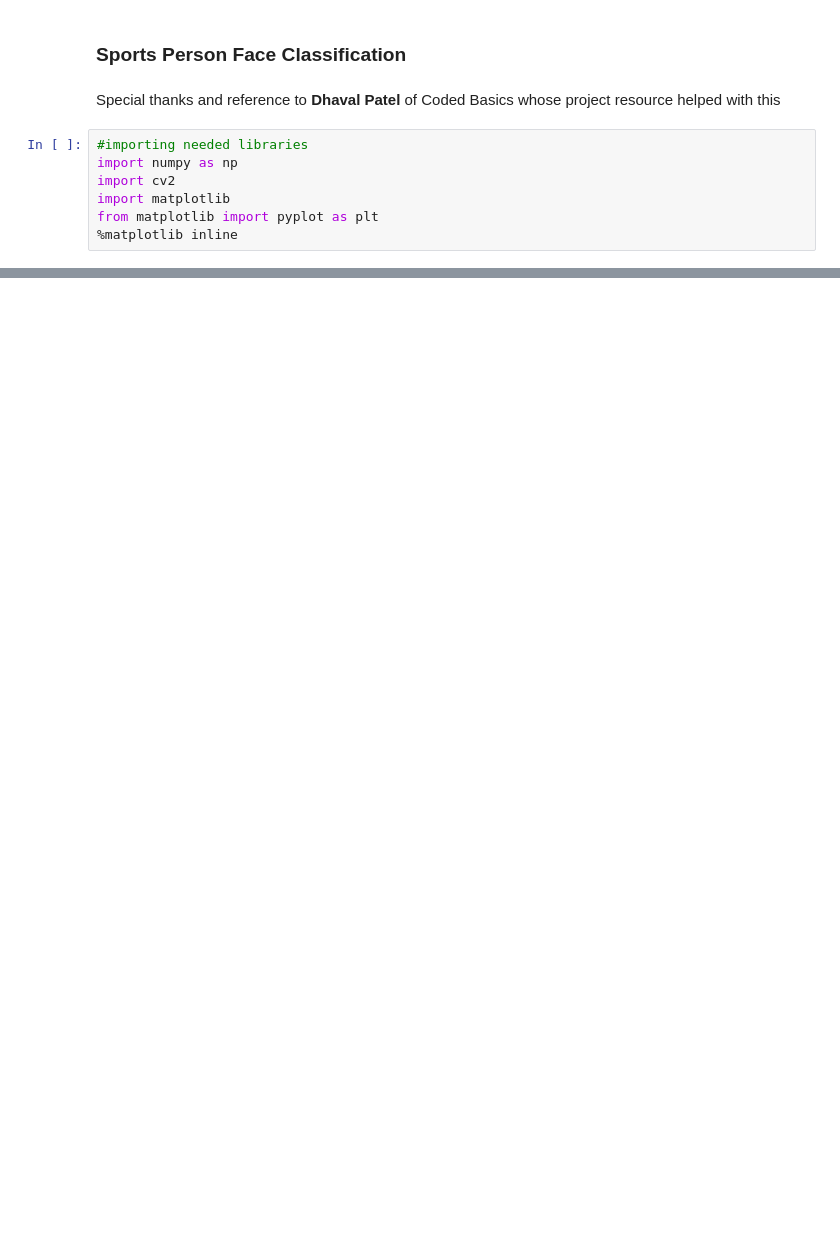
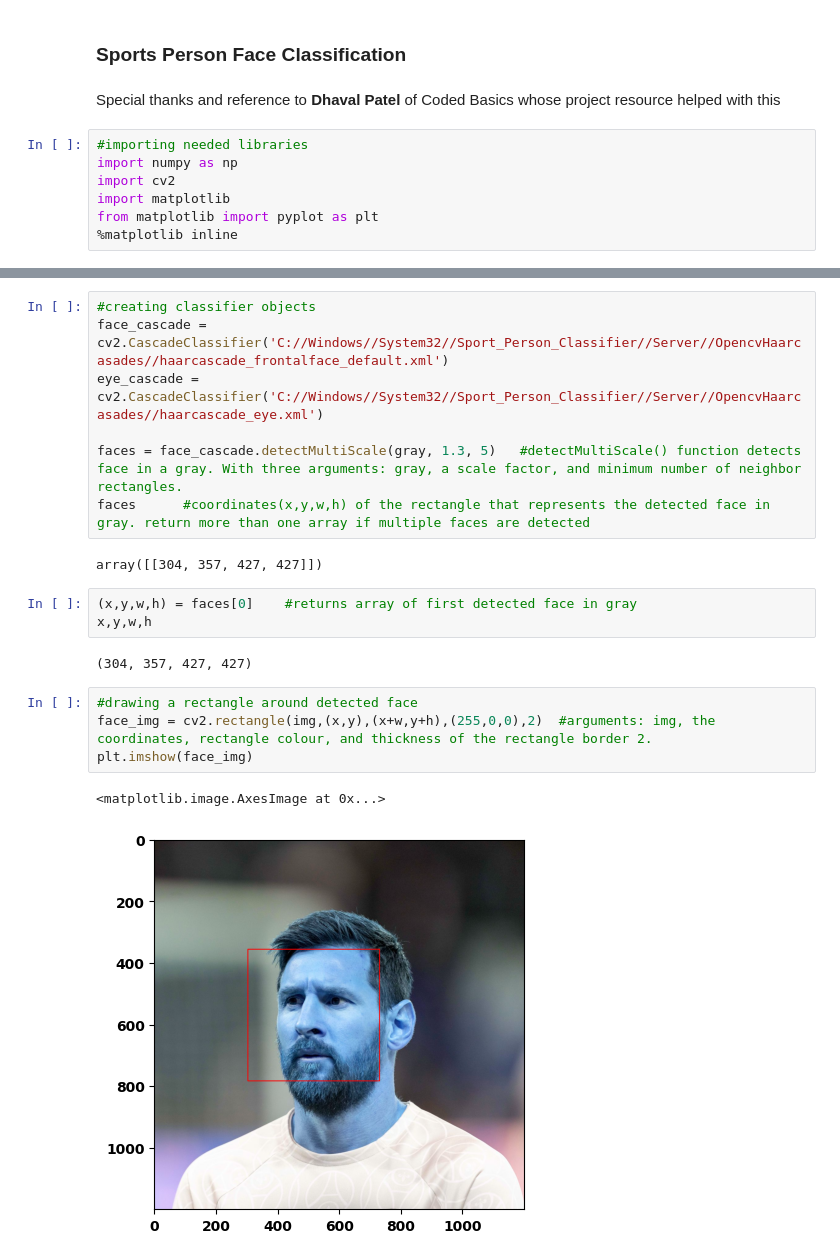
Before and after one commit to monsterdevgit/Sport-Person-Classification, a Jupyter notebook: Model/Sport Person Classifier Model.ipynb, the cells around one changed output, grey strips where cells are left out. Cells and saved outputs as stored; diff of their text form; blank space fills up the shorter version.

```diff
--- a/Model/Sport Person Classifier Model.ipynb
+++ b/Model/Sport Person Classifier Model.ipynb
@@ -13,0 +67,21 @@ In image classification there are different attribute that can be used as featur
+# %%
+#creating classifier objects
+face_cascade = cv2.CascadeClassifier('C://Windows//System32//Sport_Person_Classifier//Server//OpencvHaarcasades//haarcascade_frontalface_default.xml')
+eye_cascade = cv2.CascadeClassifier('C://Windows//System32//Sport_Person_Classifier//Server//OpencvHaarcasades//haarcascade_eye.xml')
+
+faces = face_cascade.detectMultiScale(gray, 1.3, 5)   #detectMultiScale() function detects face in a gray. With three arguments: gray, a scale factor, and minimum number of neighbor rectangles.
+faces      #coordinates(x,y,w,h) of the rectangle that represents the detected face in gray. return more than one array if multiple faces are detected
+# %% [output]
+array([[304, 357, 427, 427]])
+# %%
+(x,y,w,h) = faces[0]    #returns array of first detected face in gray
+x,y,w,h
+# %% [output]
+(304, 357, 427, 427)
+# %%
+#drawing a rectangle around detected face
+face_img = cv2.rectangle(img,(x,y),(x+w,y+h),(255,0,0),2)  #arguments: img, the coordinates, rectangle colour, and thickness of the rectangle border 2.
+plt.imshow(face_img)
+# %% [output]
+<matplotlib.image.AxesImage at 0x...>
+[figure, added]
```
Also changed, not shown: parts of 56 cells of this notebook.
